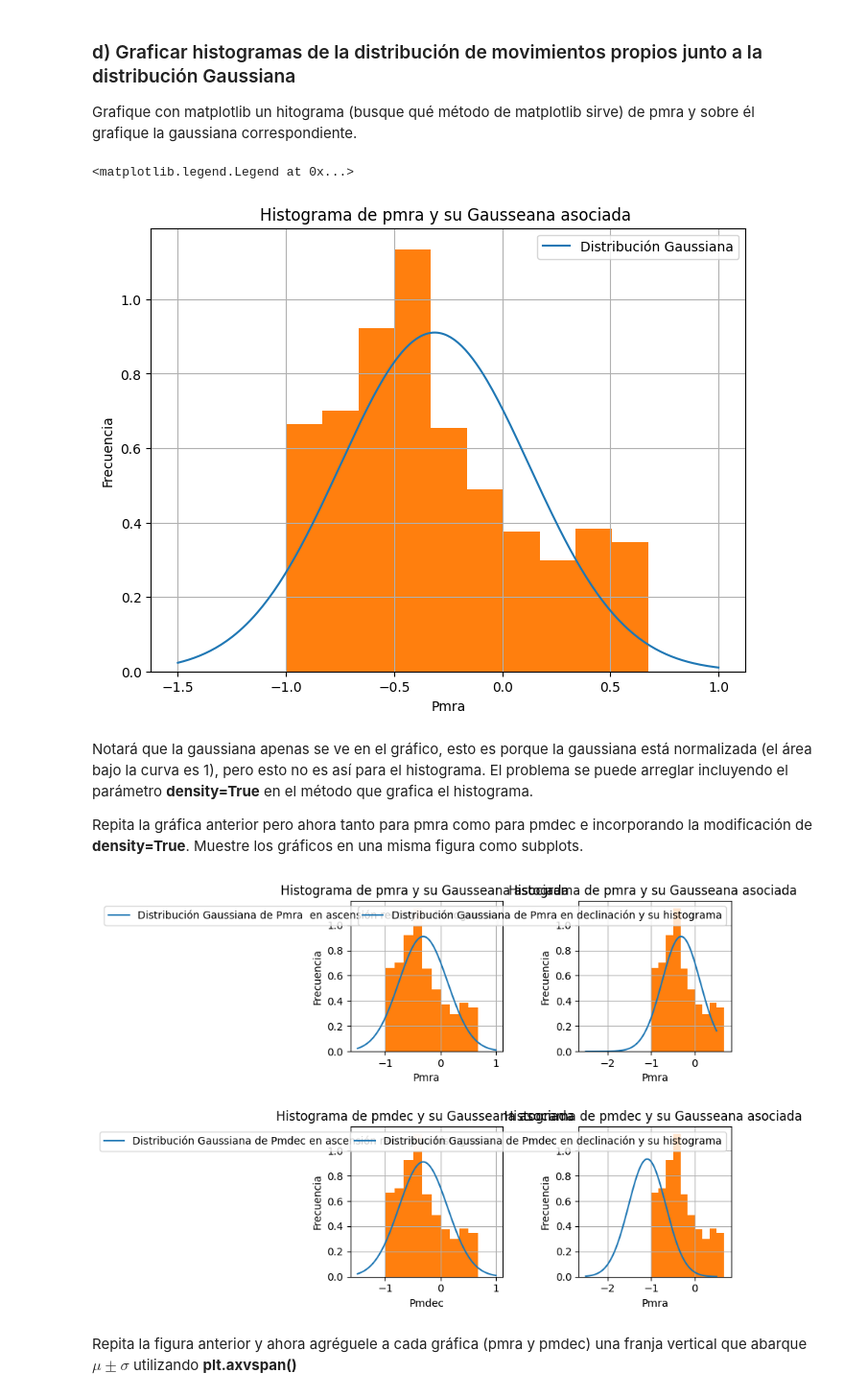
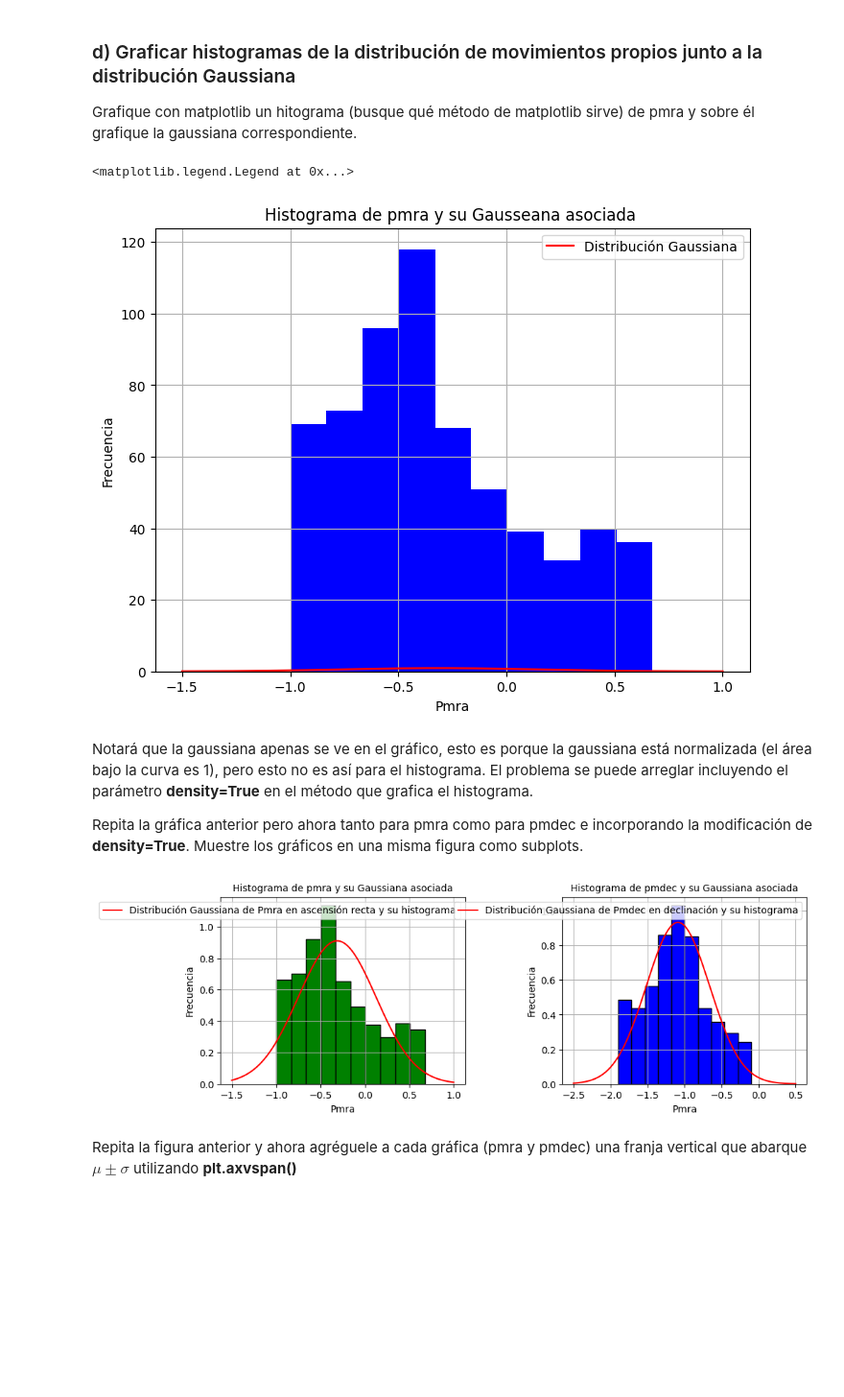
Before and after one commit to martinmaturana777/Tarea-2, a Jupyter notebook: Tarea2.ipynb, the cells around one changed output. Shown at 96% size. Drawn from its saved outputs; the diff is of its cells as text; code cells hidden in the pictures; blank space fills up the shorter version.

```diff
--- a/Tarea2.ipynb
+++ b/Tarea2.ipynb
@@ -157,8 +150,8 @@ Grafique con matplotlib un hitograma (busque qué método de matplotlib sirve) d
 # %%
 #figura
 plt.figure(figsize=(8,6))
-plt.plot(x_pmra1,fx_pmra1,label='Distribución Gaussiana')
-plt.hist(pmra)
+plt.plot(x_pmra1,fx_pmra1,label='Distribución Gaussiana', color='r')
+plt.hist(pmra,color='b')
 plt.xlabel('Pmra')
 plt.ylabel('Frecuencia')
 plt.title('Histograma de pmra y su Gausseana asociada ')
@@ -166,60 +159,43 @@ plt.grid(True)
 plt.legend()
 # %% [output]
 <matplotlib.legend.Legend at 0x...>
-[figure, old version]
+[figure, new version]
 # %% [markdown]
 Notará que la gaussiana apenas se ve en el gráfico, esto es porque la gaussiana está normalizada (el área bajo la curva es 1), pero esto no es así para el histograma. El problema se puede arreglar incluyendo el parámetro **density=True** en el método que grafica el histograma.
 
 Repita la gráfica anterior pero ahora tanto para pmra como para pmdec e incorporando la modificación de **density=True**. Muestre los gráficos en una misma figura como subplots.
 # %%
 #main figura
-fig=plt.figure(figsize=(8,6))
+fig=plt.figure(figsize=(10,8))
+#subplot
 ax1=fig.add_subplot(2,2,1)
-ax2=fig.add_subplot(2,2,2)
-ax3=fig.add_subplot(2,2,3)
-ax4=fig.add_subplot(2,2,4)
+ax4=fig.add_subplot(2,2,2)
 
 #primer plot pmra1
-ax1.plot(x_pmra1,fx_pmra1,label='Distribución Gaussiana de Pmra  en ascensión recta y su histograma')
-ax1.hist(pmra,density=True)
+ax1.plot(x_pmra1, fx_pmra1, label='Distribución Gaussiana de Pmra en ascensión recta y su histograma', color='red')
+ax1.hist(pmra, density=True, color='g', edgecolor='black')
 ax1.set_xlabel('Pmra')
 ax1.set_ylabel('Frecuencia')
-ax1.set_title('Histograma de pmra y su Gausseana asociada ')
+ax1.set_title('Histograma de pmra y su Gaussiana asociada', fontsize=10)
 ax1.grid(True)
 ax1.legend()
 
-#sgundo plot pmra2
-ax2.plot(x_pmra2,fx_pmra2,label='Distribución Gaussiana de Pmra en declinación y su histograma')
-ax2.hist(pmra,density=True)
-ax2.set_xlabel('Pmra')
-ax2.set_ylabel('Frecuencia')
-ax2.set_title('Histograma de pmra y su Gausseana asociada ')
-ax2.grid(True)
-ax2.legend()
-
-#tercer plot pmdec1
-ax3.plot(x_pmdec1,fx_pmra1,label='Distribución Gaussiana de Pmdec en ascensión recta y su histograma')
-ax3.hist(pmra,density=True)
-ax3.set_xlabel('Pmdec')
-ax3.set_ylabel('Frecuencia')
-ax3.set_title('Histograma de pmdec y su Gausseana asociada ')
-ax3.grid(True)
-ax3.legend()
-
-#sgundo plot pmdec2
-ax4.plot(x_pmdec2,fx_pmdec2,label='Distribución Gaussiana de Pmdec en declinación y su histograma')
-ax4.hist(pmra,density=True)
+#cuarto plot pmdec2
+ax4.plot(x_pmdec2, fx_pmdec2, label='Distribución Gaussiana de Pmdec en declinación y su histograma', color='red')
+ax4.hist(pmdec, density=True, color='b', edgecolor='black')
 ax4.set_xlabel('Pmra')
 ax4.set_ylabel('Frecuencia')
-ax4.set_title('Histograma de pmdec y su Gausseana asociada ')
+ax4.set_title('Histograma de pmdec y su Gaussiana asociada', fontsize=10)
 ax4.grid(True)
 ax4.legend()
 
-#ajuste
+#ajuste de espacio para q se vea mejor
 plt.tight_layout()
-plt.subplots_adjust(wspace=0.5,hspace=0.5)
+plt.subplots_adjust(left=0.1, right=0.95, wspace=0.4, hspace=0.6, top=0.9)
+
+# Mostrar el gráfico
 plt.show()
 # %% [output]
-[figure, old version]
+[figure, new version]
 # %% [markdown]
 Repita la figura anterior y ahora agréguele a cada gráfica (pmra y pmdec) una franja vertical que abarque $\mu \pm \sigma$ utilizando **plt.axvspan()**
```
Also changed, not shown: parts of 7 cells of this notebook.
